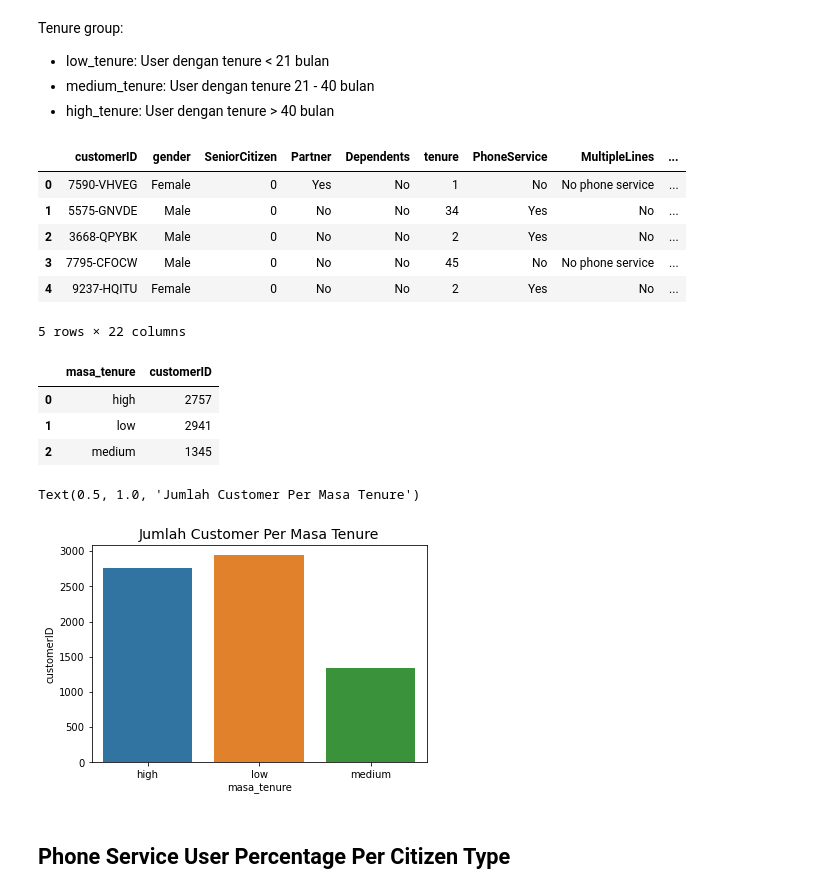
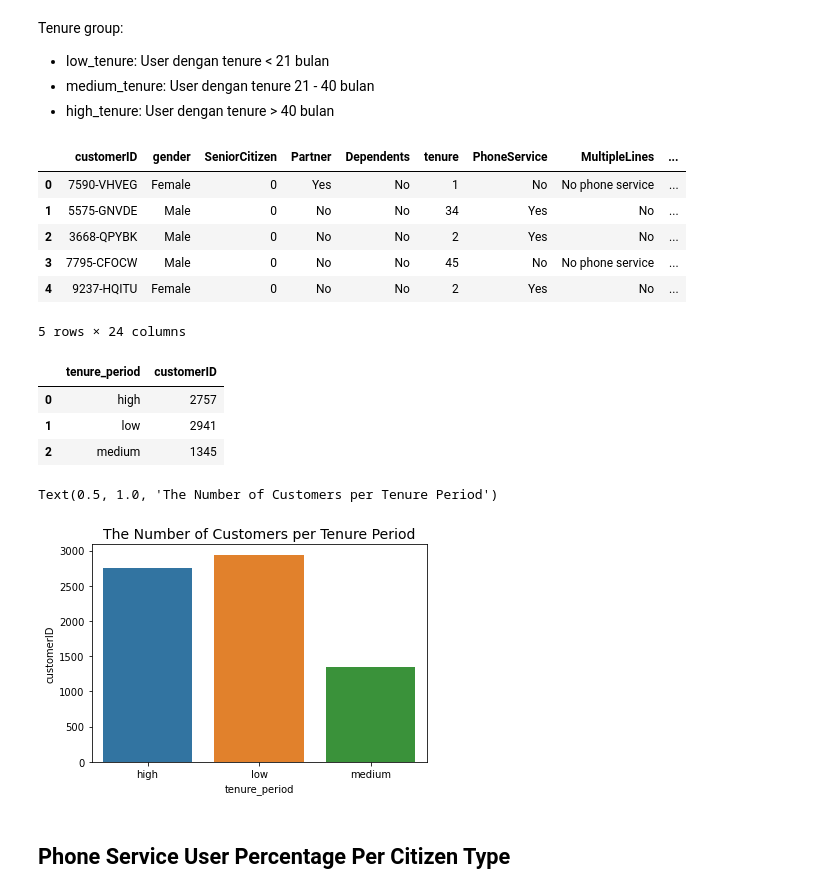
Before and after one commit to FarhaApita/Data-Visualization-Telco-Customer-Churn, a Jupyter notebook: Data Visualization.ipynb, the cells around one changed output. Cells and saved outputs as stored; diff of their text form; code cells hidden in the pictures.

```diff
--- a/Data Visualization.ipynb
+++ b/Data Visualization.ipynb
@@ -120,7 +120,7 @@ conditions  = [df['tenure'] <= 21,
                  df['tenure'] >= 40]
 choices     = ['low', 'medium', 'high']
 
-df['masa_tenure'] = np.select(conditions, choices)
+df['tenure_period'] = np.select(conditions, choices)
 df.head()
 # %% [output]
 |  | customerID | gender | SeniorCitizen | Partner | Dependents | tenure | PhoneService | MultipleLines | ... |
@@ -129,20 +129,20 @@ df.head()
 | 2 | 3668-QPYBK | Male | 0 | No | No | 2 | Yes | No | ... |
 | 3 | 7795-CFOCW | Male | 0 | No | No | 45 | No | No phone service | ... |
 | 4 | 9237-HQITU | Female | 0 | No | No | 2 | Yes | No | ... |
-5 rows × 22 columns
+5 rows × 24 columns
 # %%
-df_masa_tenure = df.groupby('masa_tenure')['customerID'].nunique().reset_index()
-df_masa_tenure
+df_tenure_period = df.groupby('tenure_period')['customerID'].nunique().reset_index()
+df_tenure_period
 # %% [output]
-|  | masa_tenure | customerID |
+|  | tenure_period | customerID |
 | 0 | high | 2757 |
 | 1 | low | 2941 |
 | 2 | medium | 1345 |
 # %%
-sns.barplot(x = 'masa_tenure', y= 'customerID', data=df_masa_tenure).set_title('Jumlah Customer Per Masa Tenure', fontsize = 14)
+sns.barplot(x ='tenure_period', y='customerID', data=df_tenure_period).set_title('The Number of Customers per Tenure Period', fontsize = 14)
 # %% [output]
-Text(0.5, 1.0, 'Jumlah Customer Per Masa Tenure')
+Text(0.5, 1.0, 'The Number of Customers per Tenure Period')
-[figure, old version]
+[figure, new version]
 # %% [markdown]
 ## Phone Service User Percentage Per Citizen Type
 # %%
```
Also changed, not shown: parts of 6 cells of this notebook.
